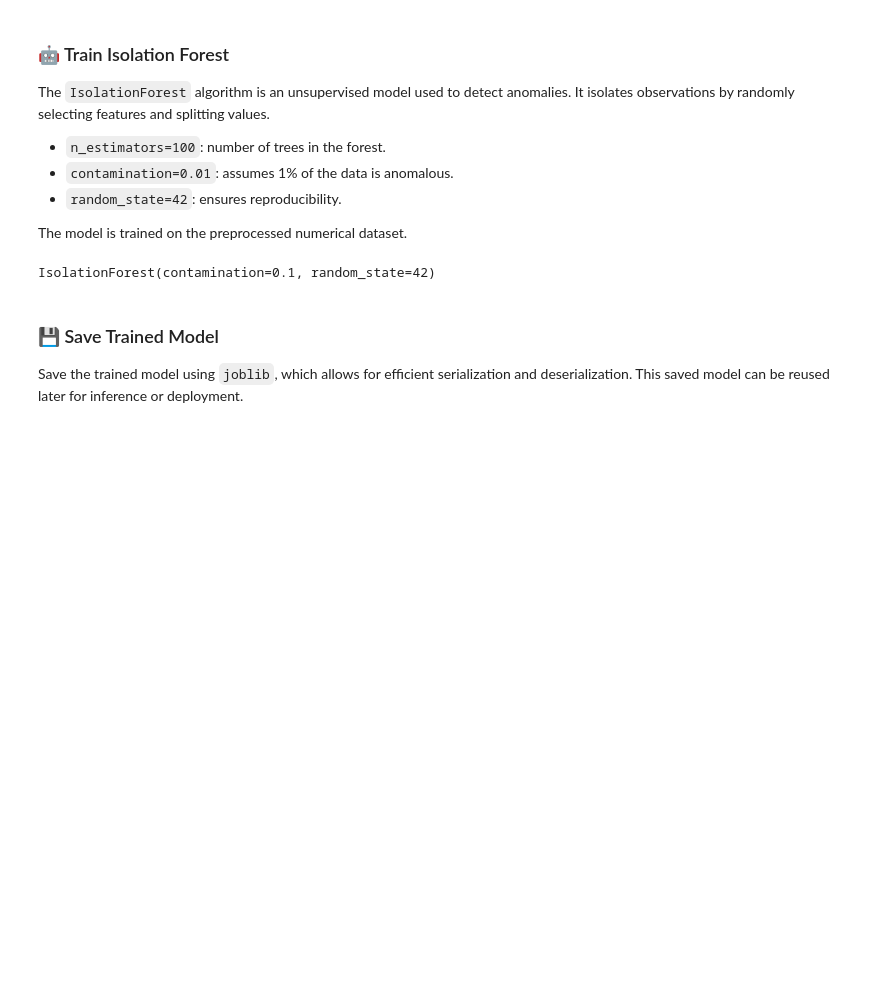
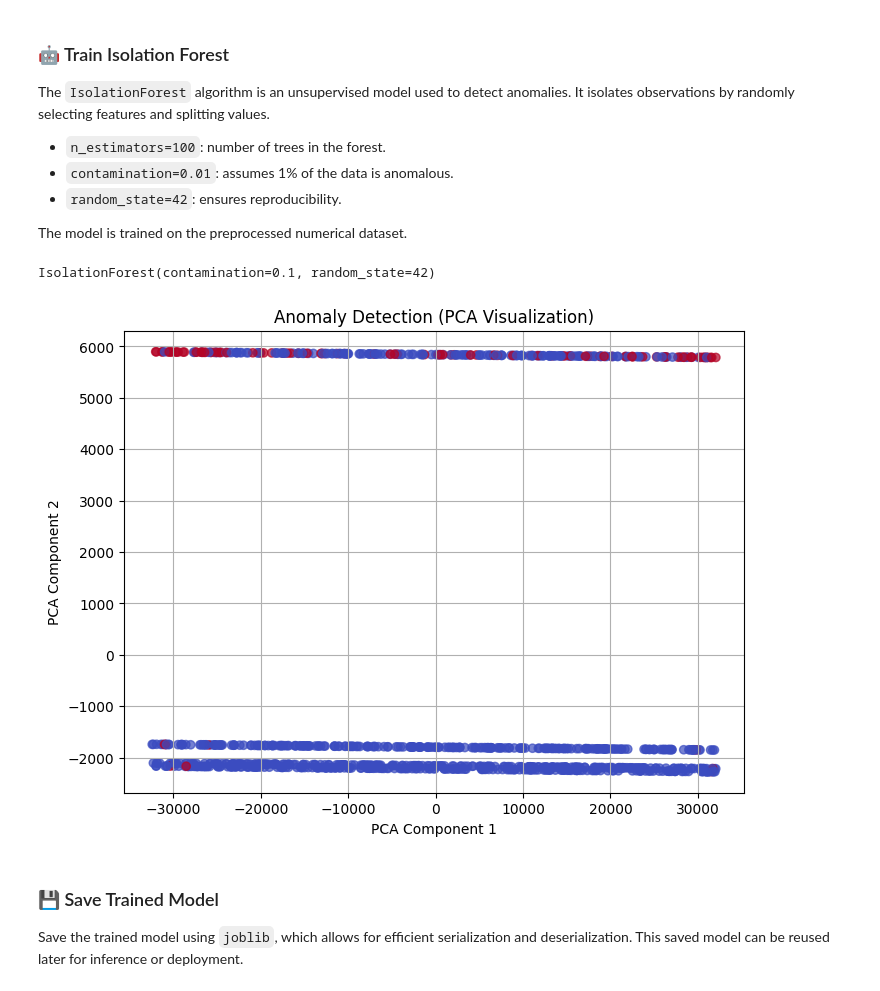
Before and after one commit to ML-Applications-in-CyberSecurity/anomaly-detection-project-yeganeh, a Jupyter notebook: src/train_model.ipynb, the cells around one changed output. Saved outputs shown, nothing was run; the diff lists cells and outputs as text; code cells hidden in the pictures; blank space fills up the shorter version.

Commit message:
Add anomaly visualization using PCA and matplotlib (normal vs anomalous points)

```diff
--- a/src/train_model.ipynb
+++ b/src/train_model.ipynb
@@ -110,6 +110,27 @@ model = IsolationForest(contamination=0.1, random_state=42)
 model.fit(processed_data)
 # %% [output]
 IsolationForest(contamination=0.1, random_state=42)
+# %%
+from sklearn.decomposition import PCA
+import matplotlib.pyplot as plt
+
+# Predict anomalies on the training data
+predictions = model.predict(processed_data)  # 1 = normal, -1 = anomaly
+
+# Reduce data to 2D for visualization
+pca = PCA(n_components=2)
+reduced_data = pca.fit_transform(processed_data)
+
+# Plot
+plt.figure(figsize=(8, 6))
+plt.scatter(reduced_data[:, 0], reduced_data[:, 1], c=(predictions == -1), cmap='coolwarm', alpha=0.7)
+plt.title("Anomaly Detection (PCA Visualization)")
+plt.xlabel("PCA Component 1")
+plt.ylabel("PCA Component 2")
+plt.grid(True)
+plt.show()
+# %% [output]
+[figure, added]
 # %% [markdown]
 ### 💾 Save Trained Model
 
```
Also changed, not shown: parts of 1 cell of this notebook.
